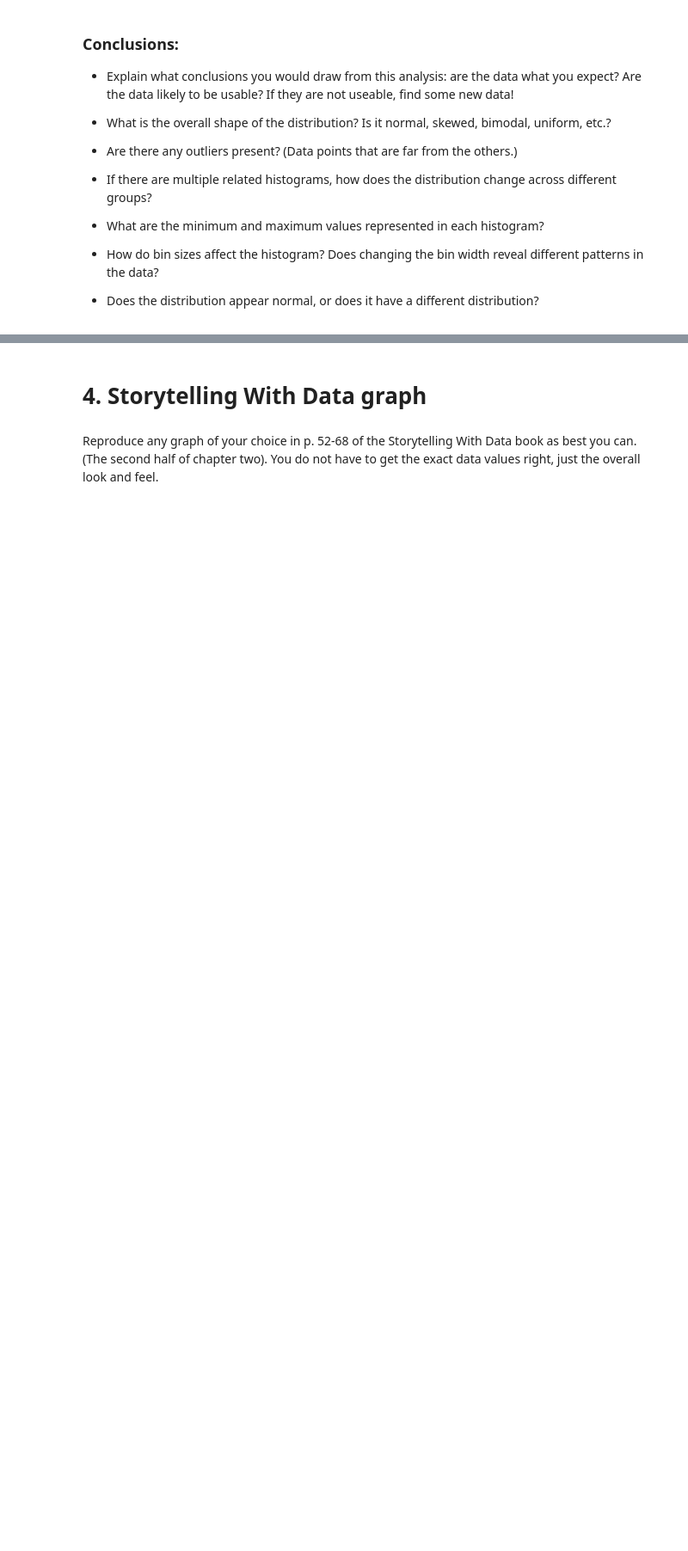
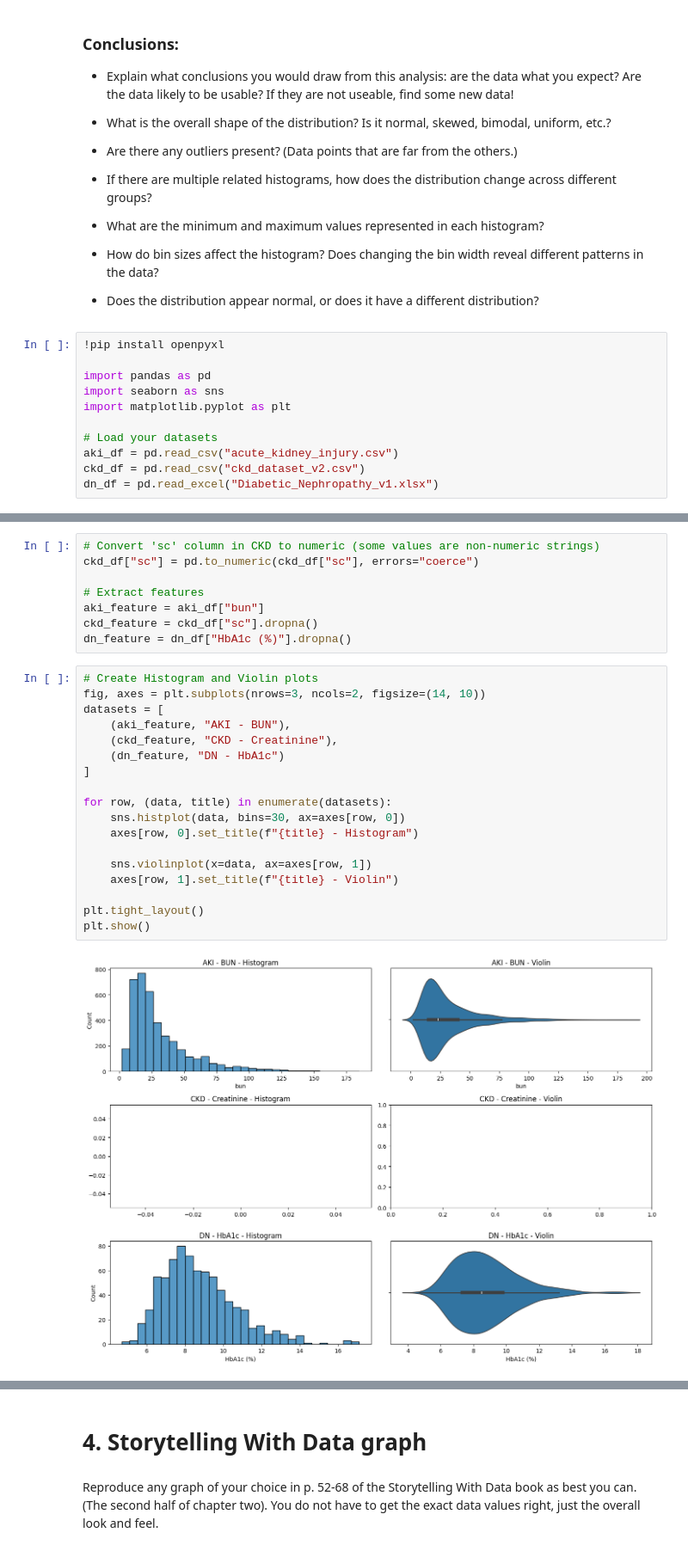
Before and after one commit to jhardis2/AI_Week4, a Jupyter notebook: OMDS-ModB2-Week4-Hardison-James.ipynb, the cells around one changed output, grey strips where cells are left out. Shown at 86% size. Saved outputs shown, nothing was run; the diff lists cells and outputs as text; blank space fills up the shorter version.

```diff
--- a/OMDS-ModB2-Week4-Hardison-James.ipynb
+++ b/OMDS-ModB2-Week4-Hardison-James.ipynb
@@ -59,3 +59,14 @@ This week, you will do the same types of exercises as last week, but you should
 - How do bin sizes affect the histogram?  Does changing the bin width reveal different patterns in the data?
 
 - Does the distribution appear normal, or does it have a different distribution?
+# %%
+!pip install openpyxl
+
+import pandas as pd
+import seaborn as sns
+import matplotlib.pyplot as plt
+
+# Load your datasets
+aki_df = pd.read_csv("acute_kidney_injury.csv")
+ckd_df = pd.read_csv("ckd_dataset_v2.csv")
+dn_df = pd.read_excel("Diabetic_Nephropathy_v1.xlsx")
@@ -61,0 +76,28 @@ This week, you will do the same types of exercises as last week, but you should
+# %%
+# Convert 'sc' column in CKD to numeric (some values are non-numeric strings)
+ckd_df["sc"] = pd.to_numeric(ckd_df["sc"], errors="coerce")
+
+# Extract features
+aki_feature = aki_df["bun"]
+ckd_feature = ckd_df["sc"].dropna()
+dn_feature = dn_df["HbA1c (%)"].dropna()
+# %%
+# Create Histogram and Violin plots
+fig, axes = plt.subplots(nrows=3, ncols=2, figsize=(14, 10))
+datasets = [
+    (aki_feature, "AKI - BUN"),
+    (ckd_feature, "CKD - Creatinine"),
+    (dn_feature, "DN - HbA1c")
+]
+
+for row, (data, title) in enumerate(datasets):
+    sns.histplot(data, bins=30, ax=axes[row, 0])
+    axes[row, 0].set_title(f"{title} - Histogram")
+
+    sns.violinplot(x=data, ax=axes[row, 1])
+    axes[row, 1].set_title(f"{title} - Violin")
+
+plt.tight_layout()
+plt.show()
+# %% [output]
+[figure, added]
```
Also changed, not shown: parts of 13 cells of this notebook, 4 other files.
